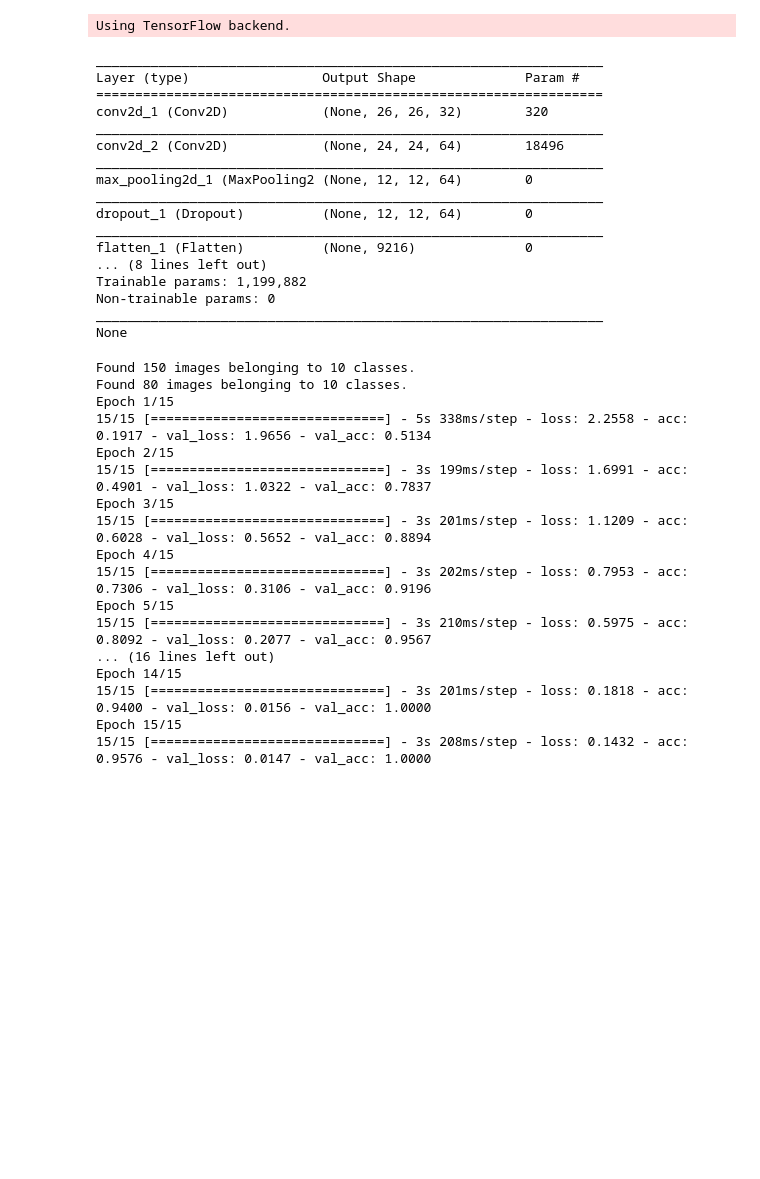
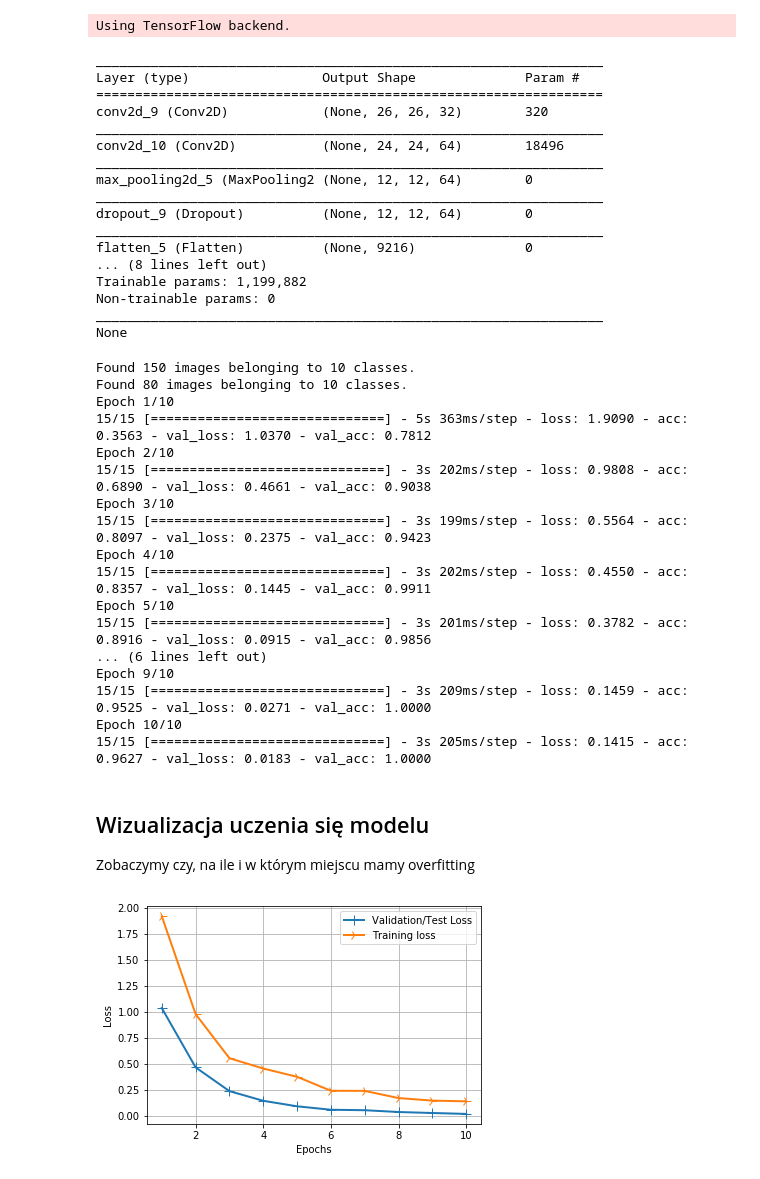
Before and after one commit to Bahusson/ai, a Jupyter notebook: research_process/Keras_Nb_1.ipynb, the cells around one changed output. Drawn from its saved outputs; the diff is of its cells as text; code cells hidden in the pictures; blank space fills up the shorter version.

```diff
--- a/research_process/Keras_Nb_1.ipynb
+++ b/research_process/Keras_Nb_1.ipynb
@@ -31,7 +31,7 @@ train_data_dir = 'data/train'
 validation_data_dir = 'data/validation'
 nb_train_samples = 150
 nb_validation_samples = 80
-epochs = 15
+epochs = 10
 batch_size = 10
 color_cha = 1 # Ilość kanałów. W Odcieniach szarości będziesz miał 1, W kolorze (RGB) będziesz miał 3.
 
@@ -73,15 +73,15 @@ print(model.summary())
 _________________________________________________________________
 Layer (type)                 Output Shape              Param #
 =================================================================
-conv2d_1 (Conv2D)            (None, 26, 26, 32)        320
+conv2d_9 (Conv2D)            (None, 26, 26, 32)        320
 _________________________________________________________________
-conv2d_2 (Conv2D)            (None, 24, 24, 64)        18496
+conv2d_10 (Conv2D)           (None, 24, 24, 64)        18496
 _________________________________________________________________
-max_pooling2d_1 (MaxPooling2 (None, 12, 12, 64)        0
+max_pooling2d_5 (MaxPooling2 (None, 12, 12, 64)        0
 _________________________________________________________________
-dropout_1 (Dropout)          (None, 12, 12, 64)        0
+dropout_9 (Dropout)          (None, 12, 12, 64)        0
 _________________________________________________________________
-flatten_1 (Flatten)          (None, 9216)              0
+flatten_5 (Flatten)          (None, 9216)              0
 ... (8 lines left out)
 Trainable params: 1,199,882
 Non-trainable params: 0
@@ -122,7 +122,7 @@ validation_generator = test_datagen.flow_from_directory(
     color_mode='grayscale',
     class_mode='categorical')
 
-model.fit_generator(
+history = model.fit_generator(
     train_generator,
     steps_per_epoch=nb_train_samples // batch_size,
     epochs=epochs,
@@ -133,18 +133,41 @@ model.save_weights('first_try.h5')
 # %% [output]
 Found 150 images belonging to 10 classes.
 Found 80 images belonging to 10 classes.
-Epoch 1/15
-15/15 [==============================] - 5s 338ms/step - loss: 2.2558 - acc: 0.1917 - val_loss: 1.9656 - val_acc: 0.5134
-Epoch 2/15
-15/15 [==============================] - 3s 199ms/step - loss: 1.6991 - acc: 0.4901 - val_loss: 1.0322 - val_acc: 0.7837
-Epoch 3/15
-15/15 [==============================] - 3s 201ms/step - loss: 1.1209 - acc: 0.6028 - val_loss: 0.5652 - val_acc: 0.8894
-Epoch 4/15
-15/15 [==============================] - 3s 202ms/step - loss: 0.7953 - acc: 0.7306 - val_loss: 0.3106 - val_acc: 0.9196
-Epoch 5/15
-15/15 [==============================] - 3s 210ms/step - loss: 0.5975 - acc: 0.8092 - val_loss: 0.2077 - val_acc: 0.9567
-... (16 lines left out)
-Epoch 14/15
-15/15 [==============================] - 3s 201ms/step - loss: 0.1818 - acc: 0.9400 - val_loss: 0.0156 - val_acc: 1.0000
-Epoch 15/15
-15/15 [==============================] - 3s 208ms/step - loss: 0.1432 - acc: 0.9576 - val_loss: 0.0147 - val_acc: 1.0000
+Epoch 1/10
+15/15 [==============================] - 5s 363ms/step - loss: 1.9090 - acc: 0.3563 - val_loss: 1.0370 - val_acc: 0.7812
+Epoch 2/10
+15/15 [==============================] - 3s 202ms/step - loss: 0.9808 - acc: 0.6890 - val_loss: 0.4661 - val_acc: 0.9038
+Epoch 3/10
+15/15 [==============================] - 3s 199ms/step - loss: 0.5564 - acc: 0.8097 - val_loss: 0.2375 - val_acc: 0.9423
+Epoch 4/10
+15/15 [==============================] - 3s 202ms/step - loss: 0.4550 - acc: 0.8357 - val_loss: 0.1445 - val_acc: 0.9911
+Epoch 5/10
+15/15 [==============================] - 3s 201ms/step - loss: 0.3782 - acc: 0.8916 - val_loss: 0.0915 - val_acc: 0.9856
+... (6 lines left out)
+Epoch 9/10
+15/15 [==============================] - 3s 209ms/step - loss: 0.1459 - acc: 0.9525 - val_loss: 0.0271 - val_acc: 1.0000
+Epoch 10/10
+15/15 [==============================] - 3s 205ms/step - loss: 0.1415 - acc: 0.9627 - val_loss: 0.0183 - val_acc: 1.0000
+# %% [markdown]
+## Wizualizacja uczenia się modelu
+Zobaczymy czy, na ile i w którym miejscu mamy overfitting
+# %%
+import matplotlib.pyplot as plt
+history_dict = history.history
+
+loss_values = history_dict['loss']
+val_loss_values = history_dict['val_loss']
+epochs = range(1, len(loss_values) + 1)
+
+line1 = plt.plot(epochs, val_loss_values, label='Validation/Test Loss')
+line2 = plt.plot(epochs, loss_values, label='Training loss')
+plt.setp(line1, linewidth=2.0, marker = '+', markersize=10.0)
+plt.setp(line2, linewidth=2.0, marker = '4', markersize=10.0)
+plt.xlabel('Epochs')
+plt.ylabel('Loss')
+plt.grid(True)
+plt.legend()
+plt.show()
+#Poniżej funkcja straty w czasie dla powyższego modelu. Imho całkiem w porządku.
+# %% [output]
+[figure, added]
```
Also changed, not shown: parts of 3 cells of this notebook.
